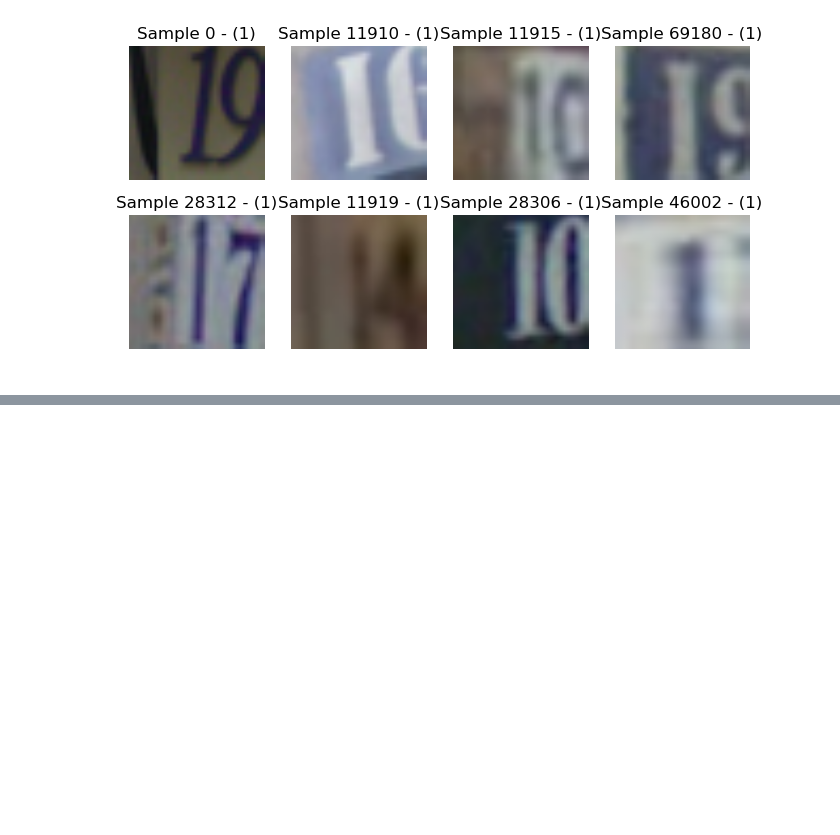
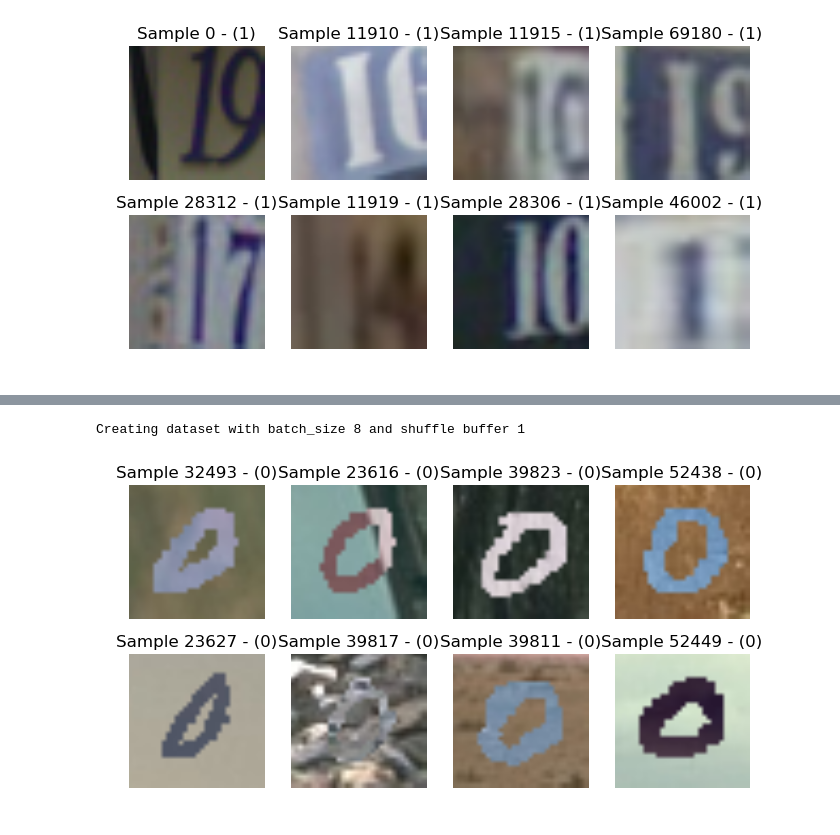
Before and after one commit to ameroyer/TFDatasets, a Jupyter notebook: load_datasets.ipynb, the cells around one changed output, grey strips where cells are left out. Drawn from its saved outputs; the diff is of its cells as text; code cells hidden in the pictures; blank space fills up the shorter version.

```diff
--- a/load_datasets.ipynb
+++ b/load_datasets.ipynb
@@ -99,3 +118,3 @@ Dataset will contain:
 # %%
 source_path = os.path.expanduser('~/Data/SVHN/')
-target_path = 'tf_svhn'
+target_path = 'TFRecords/tf_svhn'
@@ -138,0 +167,3 @@ Creating dataset with batch_size 8 and shuffle buffer 1
+# %%
+source_path = os.path.expanduser('~/Data/mnist_m/')
+target_path = 'TFRecords/tf_mnist-m'
@@ -138,0 +185,17 @@ Creating dataset with batch_size 8 and shuffle buffer 1
+# %%
+# load training dataset
+loader =  mnist_m.MNISTMLoader(resize=64)
+with tf.Graph().as_default():
+    data = get_tf_dataset('%s_train' % target_path, loader.parsing_fn)
+    with tf.Session() as sess:
+        data_ = sess.run(data)
+# Display
+_, axis = plt.subplots(2, 4, figsize=(8, 4))
+for i, ax in enumerate(axis.flatten()):
+    ax.set_title('Sample %d - (%d)' % (data_['id'][i], data_['class'][i]))
+    ax.imshow(data_['image'][i])
+    ax.set_axis_off()
+plt.show()
+# %% [output]
+Creating dataset with batch_size 8 and shuffle buffer 1
+[figure, added]
```
Also changed, not shown: parts of 14 cells of this notebook, 2 other files.
